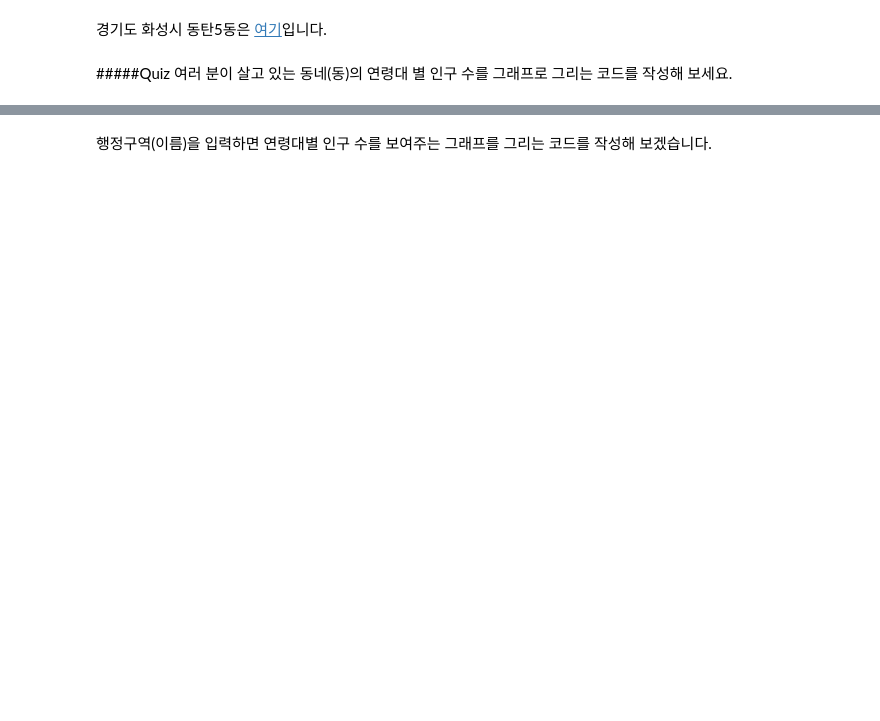
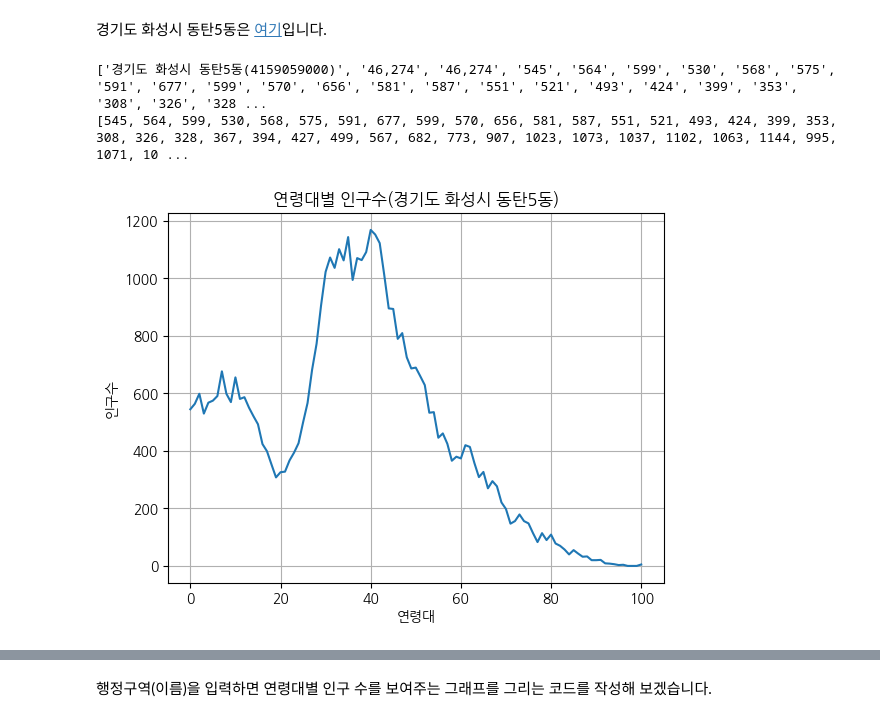
Before and after one commit to cje00/DLabP, a Jupyter notebook: 3 세째마당-인구 공공데이터.ipynb, the cells around one changed output, grey strips where cells are left out. Saved outputs shown, nothing was run; the diff lists cells and outputs as text; code cells hidden in the pictures; blank space fills up the shorter version.

```diff
--- a/3 세째마당-인구 공공데이터.ipynb
+++ b/3 세째마당-인구 공공데이터.ipynb
@@ -117,6 +135,36 @@ plt.show()
 [figure]
 # %% [markdown]
 경기도 화성시 동탄5동은 [여기](https://map.naver.com/v5/search/%EA%B2%BD%EA%B8%B0%EB%8F%84%20%ED%99%94%EC%84%B1%EC%8B%9C%20%EB%8F%99%ED%83%845%EB%8F%99/address/14149140.479623463,4468461.356938964,%EA%B2%BD%EA%B8%B0%EB%8F%84%20%ED%99%94%EC%84%B1%EC%8B%9C%20%EB%8F%99%ED%83%845%EB%8F%99,adm?c=14.08,0,0,0,dh&isCorrectAnswer=true)입니다.
-# %% [markdown]
-#####Quiz
-여러 분이 살고 있는 동네(동)의 연령대 별 인구 수를 그래프로 그리는 코드를 작성해 보세요.
+# %%
+import csv
+import matplotlib.pyplot as plt
+import koreanize_matplotlib
+
+f = open('age.csv', encoding='cp949')
+data = csv.reader(f)
+next(data)
+
+for row in data:
+  if '경기도 화성시 동탄5동' in row[0]:
+    print(row)
+    break
+
+f.close()
+
+population = []
+
+for p in row[3:]:
+  population.append( int( p.replace(',','') ) )
+
+print(population)
+
+plt.plot(range(0, 101), population)
+plt.xlabel('연령대')
+plt.ylabel('인구수')
+plt.title('연령대별 인구수(경기도 화성시 동탄5동)')
+plt.grid()
+plt.show()
+# %% [output]
+['경기도 화성시 동탄5동(4159059000)', '46,274', '46,274', '545', '564', '599', '530', '568', '575', '591', '677', '599', '570', '656', '581', '587', '551', '521', '493', '424', '399', '353', '308', '326', '328 ...
+[545, 564, 599, 530, 568, 575, 591, 677, 599, 570, 656, 581, 587, 551, 521, 493, 424, 399, 353, 308, 326, 328, 367, 394, 427, 499, 567, 682, 773, 907, 1023, 1073, 1037, 1102, 1063, 1144, 995, 1071, 10 ...
+[figure, added]
```
Also changed, not shown: parts of 9 cells of this notebook, 1 other file.
